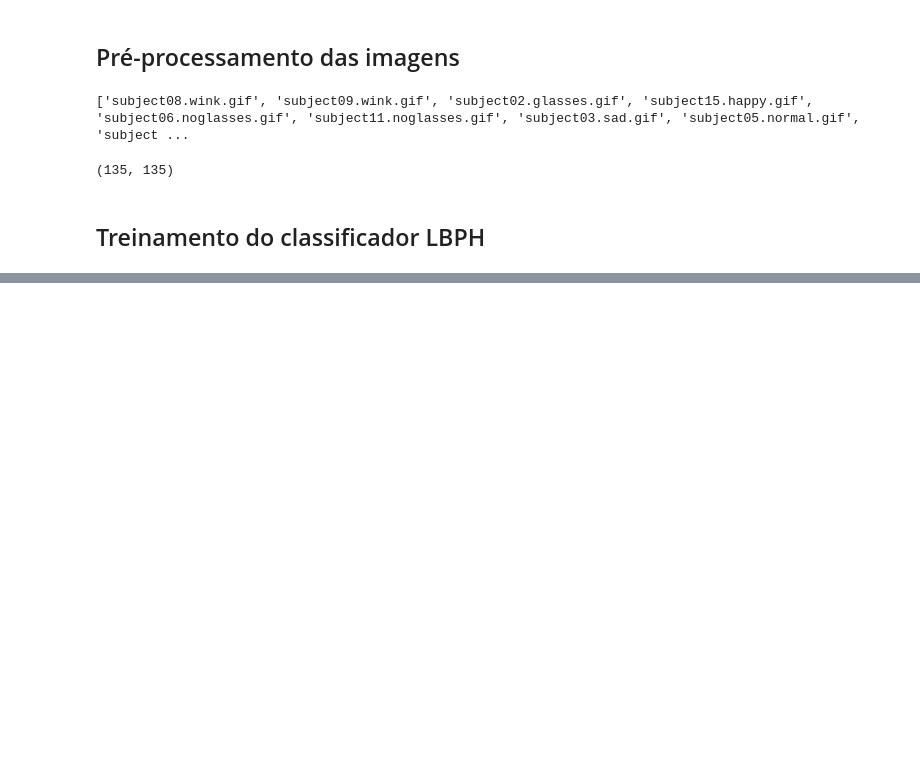
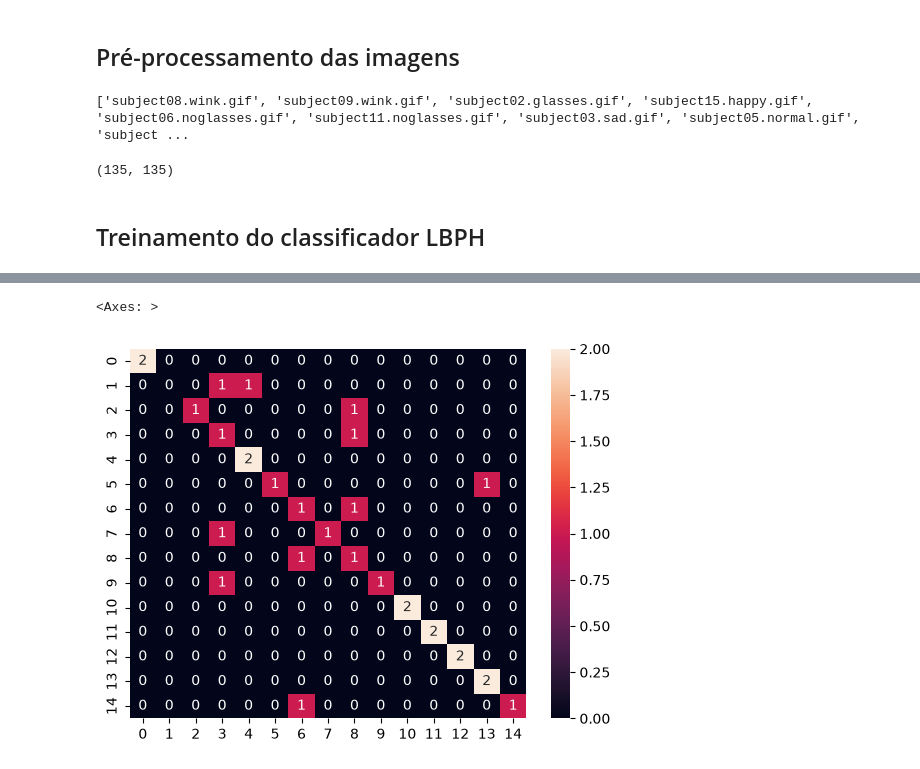
Before and after one commit to Joao-Inacio/Visao-Computacional-O-Guia-Completo, a Jupyter notebook: 0.2-Reconhecimento-facial/reconhcimento_facial.ipynb, the cells around one changed output, grey strips where cells are left out. Saved outputs shown, nothing was run; the diff lists cells and outputs as text; code cells hidden in the pictures; blank space fills up the shorter version.

```diff
--- a/0.2-Reconhecimento-facial/reconhcimento_facial.ipynb
+++ b/0.2-Reconhecimento-facial/reconhcimento_facial.ipynb
@@ -42,0 +110,3 @@ lbph_classifier.write('lbph_classifier.yml')
+# %%
+cm = confusion_matrix(saidas_esperadas, previsoes)
+cm
@@ -42,0 +129,5 @@ lbph_classifier.write('lbph_classifier.yml')
+# %%
+sns.heatmap(cm, annot=True)
+# %% [output]
+<Axes: >
+[figure, added]
```
Also changed, not shown: parts of 12 cells of this notebook.
